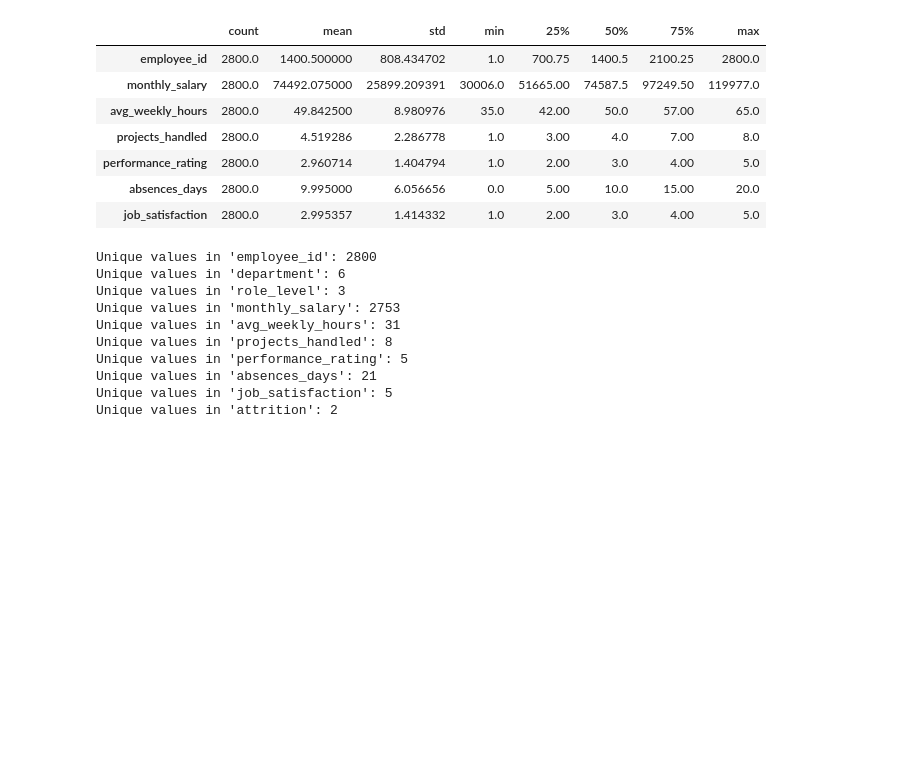
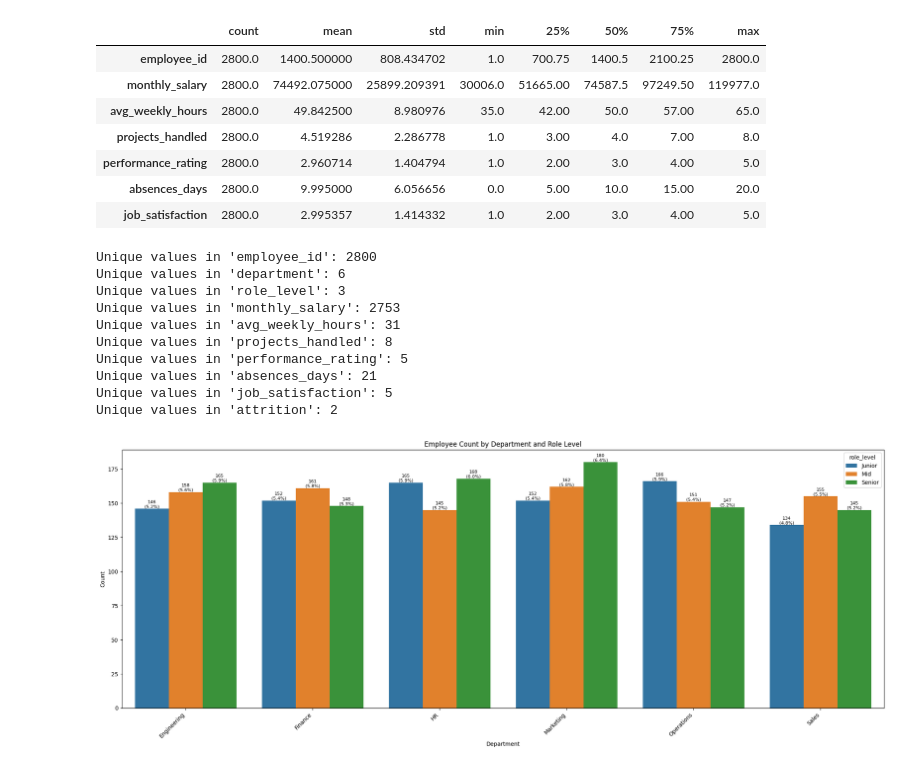
Before and after one commit to MrRezamo/Employee-Workload-and-Attrition-Analysis, a Jupyter notebook: Notebooks/main.ipynb, the cells around one changed output. Cells and saved outputs as stored; diff of their text form; code cells hidden in the pictures; blank space fills up the shorter version.

```diff
--- a/Notebooks/main.ipynb
+++ b/Notebooks/main.ipynb
@@ -12,7 +13,7 @@ print("Libraries imported successfully!")
 # %% [output]
 Libraries imported successfully!
 # %%
-path = "D:\Data_Projects\Employee-Workload-and-Attrition-Analysis\data\employee_performance_workload_attrition.csv"
+path = '../data/employee_performance_workload_attrition.csv'
 data = pd.read_csv(path)
 print("Data loaded successfully!")
 # %% [output]
@@ -81,3 +82,28 @@ Unique values in 'performance_rating': 5
 Unique values in 'absences_days': 21
 Unique values in 'job_satisfaction': 5
 Unique values in 'attrition': 2
+# %%
+dep_rol = data.groupby(['department', 'role_level']).size().reset_index(name='Count')
+total = dep_rol.groupby('department')['Count'].transform('sum')
+dep_rol['Percentage'] = (dep_rol['Count'] / total * 100).round(1)
+
+fig, ax = plt.subplots(figsize=(20, 8))
+sns.barplot(x='department', y='Count', hue='role_level', data=dep_rol, ax=ax)
+
+for p in ax.patches:
+    height = p.get_height()
+    if height > 0:
+        ax.annotate(
+            f'{height:.0f}\n({height/dep_rol["Count"].sum()*100:.1f}%)',
+            (p.get_x() + p.get_width() / 2., height),
+            ha='center', va='bottom', fontsize=8, color='black'
+        )
+
+plt.title("Employee Count by Department and Role Level")
+plt.xlabel("Department")
+plt.ylabel("Count")
+plt.xticks(rotation=45, ha='right')
+plt.tight_layout()
+plt.show()
+# %% [output]
+[figure, added]
```
Also changed, not shown: parts of 1 cell of this notebook.
